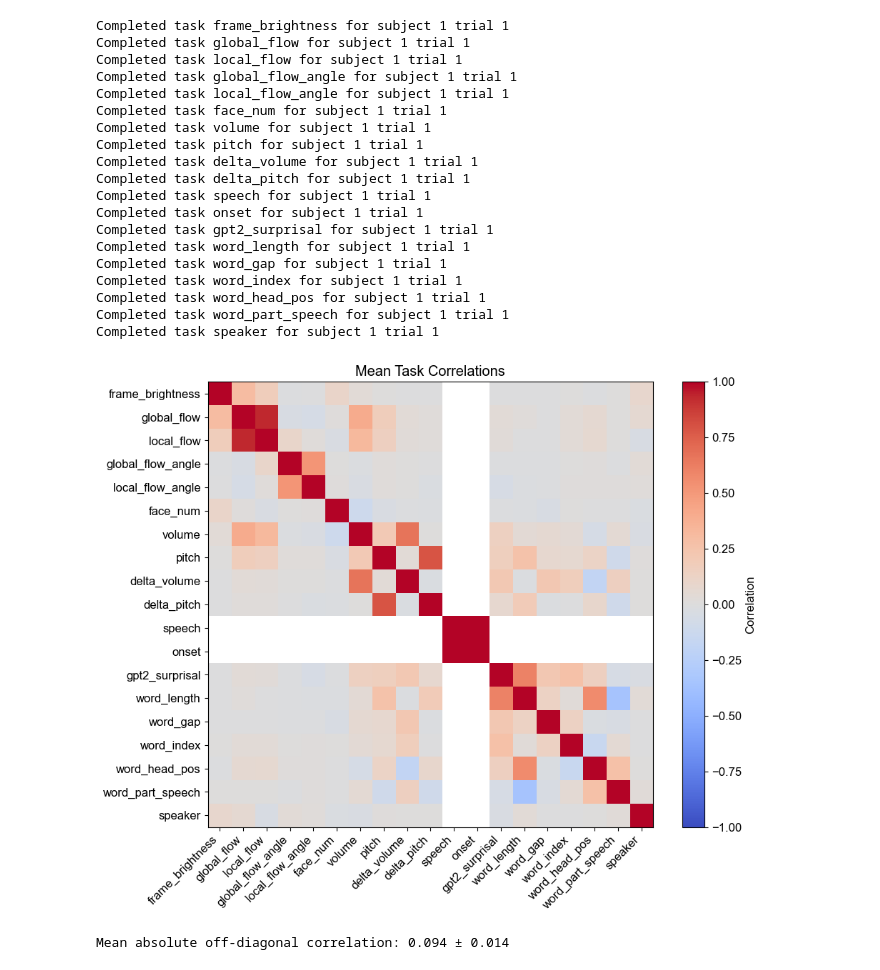
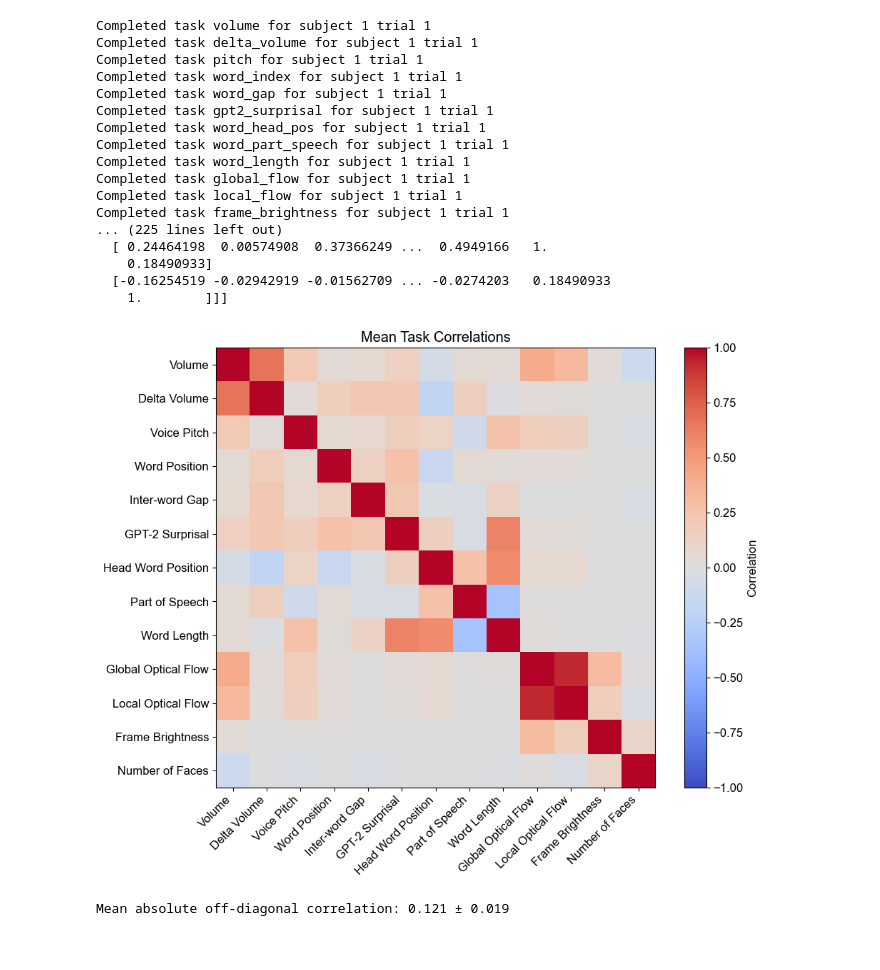
Before and after one commit to insight-neuro/neuroprobe, a Jupyter notebook: analyses/task_correlations.ipynb, the cells around one changed output. Saved outputs shown, nothing was run; the diff lists cells and outputs as text; code cells hidden in the pictures.

```diff
--- a/analyses/task_correlations.ipynb
+++ b/analyses/task_correlations.ipynb
@@ -8,7 +8,12 @@ from neuroprobe.braintreebank_subject import BrainTreebankSubject
 from neuroprobe.datasets import BrainTreebankSubjectTrialBenchmarkDataset
 import numpy as np
 
-task_correlations = np.zeros((len(neuroprobe_config.NEUROPROBE_LITE_SUBJECT_TRIALS), len(neuroprobe_config.NEUROPROBE_TASKS), len(neuroprobe_config.NEUROPROBE_TASKS)))
+CORRELATION_NEUROPROBE_TASKS = neuroprobe_config.NEUROPROBE_TASKS
+# Remove 'onset' and 'speech' from the correlation tasks, because they do not share any variance with the other tasks (labels 0 mean it is not a word, whereas all other tasks are only on words)
+CORRELATION_NEUROPROBE_TASKS = [task for task in CORRELATION_NEUROPROBE_TASKS if task not in ['onset', 'speech']]
+
+
+task_correlations = np.zeros((len(neuroprobe_config.NEUROPROBE_LITE_SUBJECT_TRIALS), len(CORRELATION_NEUROPROBE_TASKS), len(CORRELATION_NEUROPROBE_TASKS)))
 
 coverage_dict = {}
 for st_i, (subject_id, trial_id) in enumerate(neuroprobe_config.NEUROPROBE_LITE_SUBJECT_TRIALS):
@@ -16,7 +21,7 @@ for st_i, (subject_id, trial_id) in enumerate(neuroprobe_config.NEUROPROBE_LITE_
     subject.load_neural_data(trial_id)
 
     task_data = {}
-    for task_i, task in enumerate(neuroprobe_config.NEUROPROBE_TASKS):
+    for task_i, task in enumerate(CORRELATION_NEUROPROBE_TASKS):
         dataset = BrainTreebankSubjectTrialBenchmarkDataset(subject, trial_id, torch.float32, task, output_indices=True, lite=True)
         indices_from = []
         labels = []
@@ -33,8 +38,8 @@ for st_i, (subject_id, trial_id) in enumerate(neuroprobe_config.NEUROPROBE_LITE_
         print("Completed task", task, "for subject", subject_id, "trial", trial_id)
 
 
-    for task_a_i, task_a in enumerate(neuroprobe_config.NEUROPROBE_TASKS):
-        for task_b_i, task_b in enumerate(neuroprobe_config.NEUROPROBE_TASKS):
+    for task_a_i, task_a in enumerate(CORRELATION_NEUROPROBE_TASKS):
+        for task_b_i, task_b in enumerate(CORRELATION_NEUROPROBE_TASKS):
 
             labels_a = []
             labels_b = []
@@ -52,52 +57,52 @@ for st_i, (subject_id, trial_id) in enumerate(neuroprobe_config.NEUROPROBE_LITE_
 
 print(task_correlations)
 # %% [output]
-Completed task frame_brightness for subject 1 trial 1
+Completed task volume for subject 1 trial 1
+Completed task delta_volume for subject 1 trial 1
+Completed task pitch for subject 1 trial 1
+Completed task word_index for subject 1 trial 1
+Completed task word_gap for subject 1 trial 1
+Completed task gpt2_surprisal for subject 1 trial 1
+Completed task word_head_pos for subject 1 trial 1
+Completed task word_part_speech for subject 1 trial 1
+Completed task word_length for subject 1 trial 1
 Completed task global_flow for subject 1 trial 1
 Completed task local_flow for subject 1 trial 1
-Completed task global_flow_angle for subject 1 trial 1
-Completed task local_flow_angle for subject 1 trial 1
-Completed task face_num for subject 1 trial 1
-Completed task volume for subject 1 trial 1
-Completed task pitch for subject 1 trial 1
-Completed task delta_volume for subject 1 trial 1
-Completed task delta_pitch for subject 1 trial 1
-Completed task speech for subject 1 trial 1
-Completed task onset for subject 1 trial 1
-Completed task gpt2_surprisal for subject 1 trial 1
-Completed task word_length for subject 1 trial 1
-Completed task word_gap for subject 1 trial 1
-Completed task word_index for subject 1 trial 1
-Completed task word_head_pos for subject 1 trial 1
-Completed task word_part_speech for subject 1 trial 1
-Completed task speaker for subject 1 trial 1
+Completed task frame_brightness for subject 1 trial 1
+... (225 lines left out)
+  [ 0.24464198  0.00574908  0.37366249 ...  0.4949166   1.
+    0.18490933]
+  [-0.16254519 -0.02942919 -0.01562709 ... -0.0274203   0.18490933
+    1.        ]]]
 # %%
 task_correlations # shape (len(neuroprobe_config.NEUROPROBE_LITE_SUBJECT_TRIALS), len(neuroprobe_config.NEUROPROBE_TASKS), len(neuroprobe_config.NEUROPROBE_TASKS)))
 mean_task_correlations = np.nanmean(task_correlations, axis=0)
 
 
 import matplotlib.pyplot as plt
 # Add Arial font
 import matplotlib.font_manager as fm
 font_path = 'assets/font_arial.ttf'
 fm.fontManager.addfont(font_path)
 plt.rcParams['font.family'] = 'Arial'
 plt.rcParams.update({'font.size': 12})
 
 
 plt.figure(figsize=(10, 8))
 plt.imshow(mean_task_correlations, cmap='coolwarm', vmin=-1, vmax=1)
 plt.colorbar(label='Correlation')
 
 # Add task names as labels
-plt.xticks(range(len(neuroprobe_config.NEUROPROBE_TASKS)), neuroprobe_config.NEUROPROBE_TASKS, rotation=45, ha='right')
-plt.yticks(range(len(neuroprobe_config.NEUROPROBE_TASKS)), neuroprobe_config.NEUROPROBE_TASKS)
+CORRELATION_NEUROPROBE_TASKS_MAPPING = {task: neuroprobe_config.NEUROPROBE_TASKS_MAPPING[task] for task in CORRELATION_NEUROPROBE_TASKS}
+plt.xticks(range(len(CORRELATION_NEUROPROBE_TASKS)), CORRELATION_NEUROPROBE_TASKS_MAPPING.values(), rotation=45, ha='right')
+plt.yticks(range(len(CORRELATION_NEUROPROBE_TASKS)), CORRELATION_NEUROPROBE_TASKS_MAPPING.values())
 
 plt.title('Mean Task Correlations')
+plt.savefig('analyses/figures/task_correlations.pdf', bbox_inches='tight')
 plt.tight_layout()
 plt.show()
 # %% [output]
-[figure, old version]
+[figure, new version]
 # %%
 mean_task_correlations = np.nanmean(task_correlations, axis=0)
 # Get upper triangle elements using a mask (excluding diagonal)
@@ -109,4 +114,4 @@ sem_off_diag = np.nanstd(off_diag_correlations) / np.sqrt(np.sum(~np.isnan(off_d
 
 print(f"Mean absolute off-diagonal correlation: {mean_off_diag:.3f} ± {sem_off_diag:.3f}")
 # %% [output]
-Mean absolute off-diagonal correlation: 0.094 ± 0.014
+Mean absolute off-diagonal correlation: 0.121 ± 0.019
```
Also changed, not shown: parts of 3 cells of this notebook, 24 other files.
